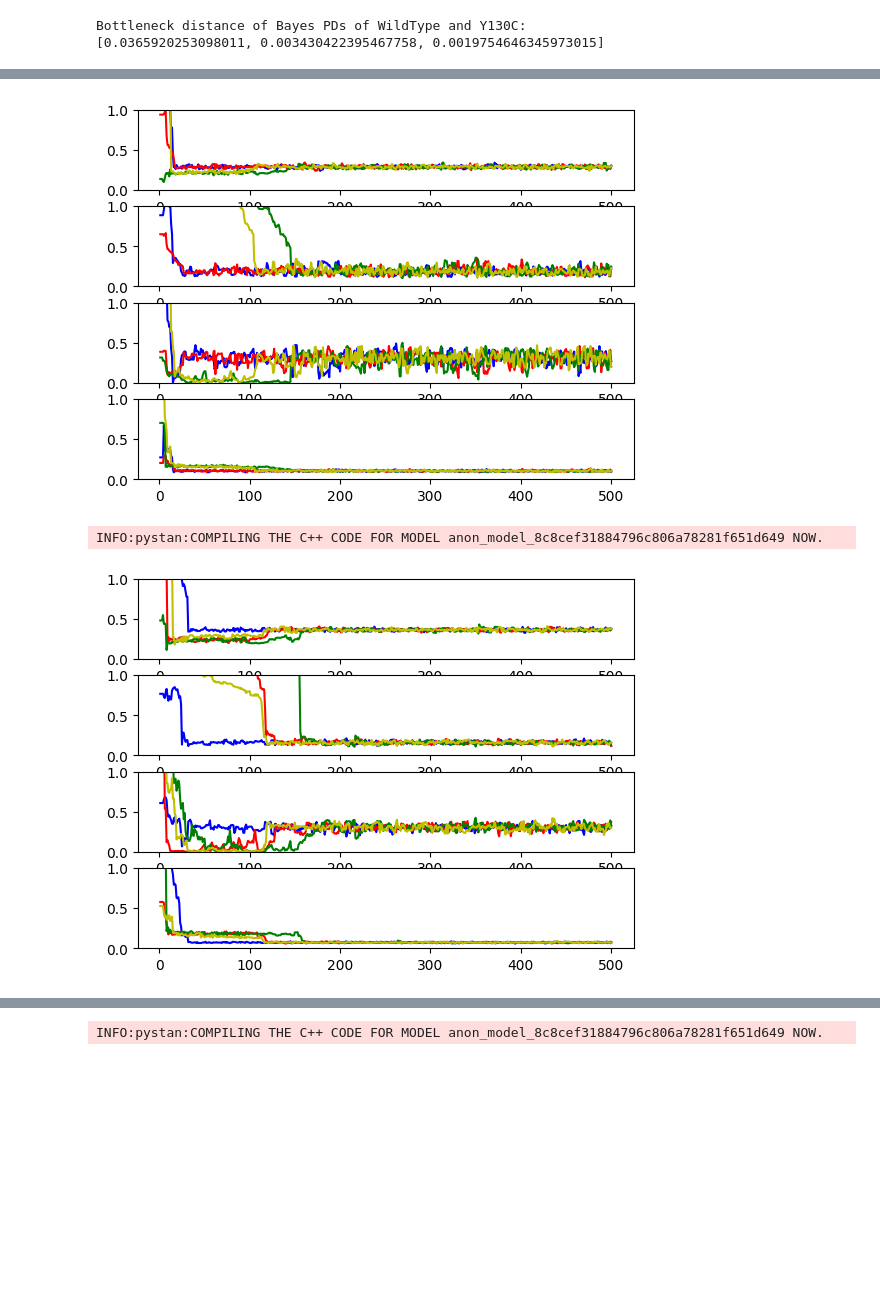
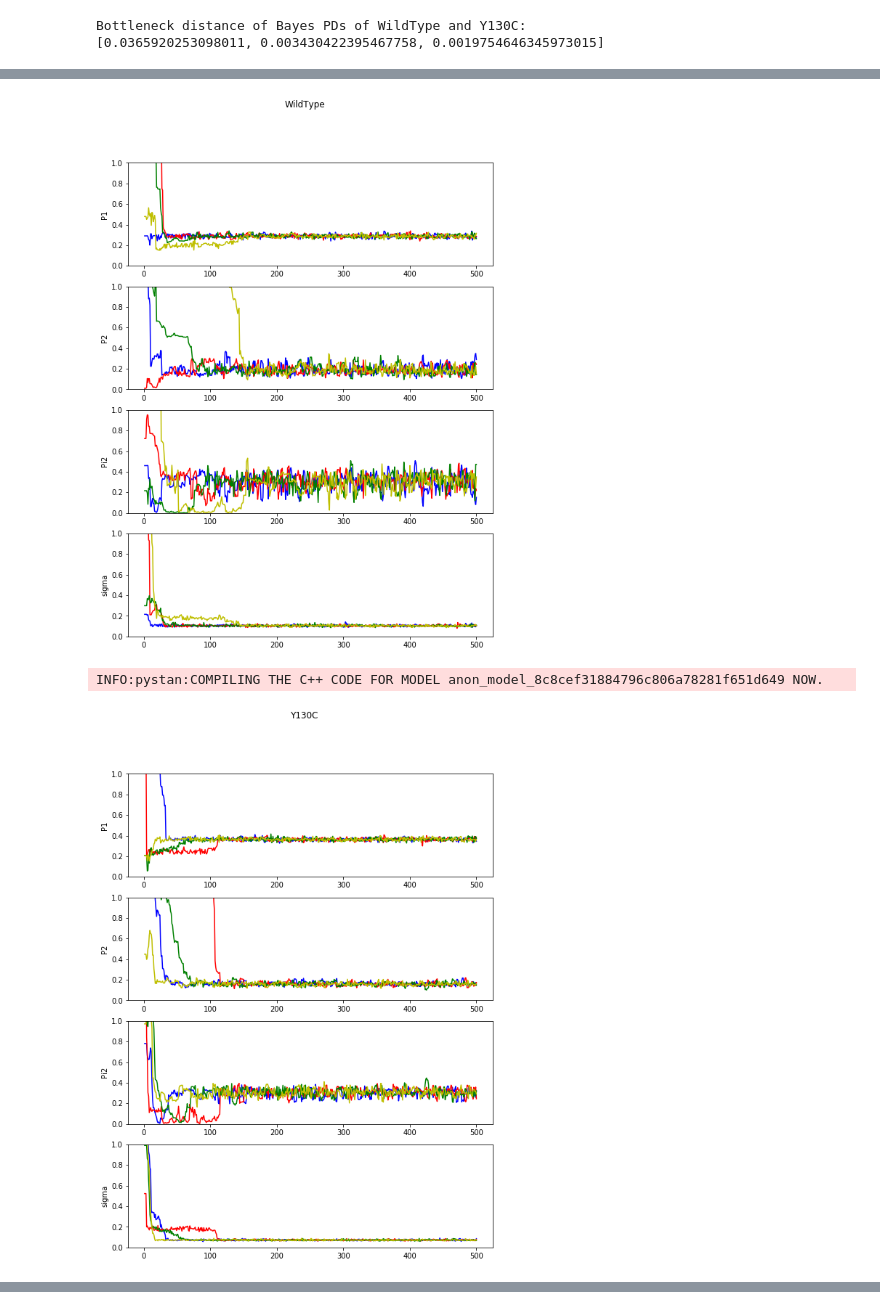
Before and after one commit to lewis-m/erk-kinetics-tda, a Jupyter notebook: PyStanTest.ipynb, the cells around one changed output, grey strips where cells are left out. Cells and saved outputs as stored; diff of their text form; code cells hidden in the pictures; blank space fills up the shorter version.

Commit message:
Now also plots all Bayesian and BS samples against empirical data.
Improved the trace plots to check burn-in

```diff
--- a/PyStanTest.ipynb
+++ b/PyStanTest.ipynb
@@ -323,6 +335,7 @@ Bottleneck distance of Bayes PDs of WildType and Y130C:
 #Plotting traces
 
 y_type = ['WildType', 'Y130C', 'F53S', 'E203K']
+y_label = ['P1', 'P2', 'Pi2', 'sigma']
 
 for i in range(len(y_type)):
   fit = stan_model_yd(bayes_td[i])
@@ -330,7 +343,8 @@ for i in range(len(y_type)):
 
   x_vals = range(1, 501)
 
-  plt.figure()
+  plt.figure(figsize=(9,12))
+  plt.suptitle(y_type[i])
 
   for j in range(4):
     plt.subplot(4, 1, j + 1)
@@ -341,6 +355,8 @@ for i in range(len(y_type)):
 
     axes = plt.gca()
     axes.set_ylim([0,1])
+    plt.ylabel(y_label[j])
+
 
   plt.show()
 # %% [output]
@@ -349,5 +365,5 @@ WARNING:pystan:9 of 2000 iterations ended with a divergence (0.45 %).
 WARNING:pystan:Try running with adapt_delta larger than 0.8 to remove the divergences.
-[figure, old version]
+[figure, new version]
 INFO:pystan:COMPILING THE C++ CODE FOR MODEL anon_model_8c8cef31884796c806a78281f651d649 NOW.
-[figure, old version]
+[figure, new version]
 INFO:pystan:COMPILING THE C++ CODE FOR MODEL anon_model_8c8cef31884796c806a78281f651d649 NOW.
@@ -357 +369,0 @@ WARNING:pystan:Try running with adapt_delta larger than 0.8 to remove the diverg
-INFO:pystan:COMPILING THE C++ CODE FOR MODEL anon_model_8c8cef31884796c806a78281f651d649 NOW.
```
Also changed, not shown: parts of 7 cells of this notebook.
